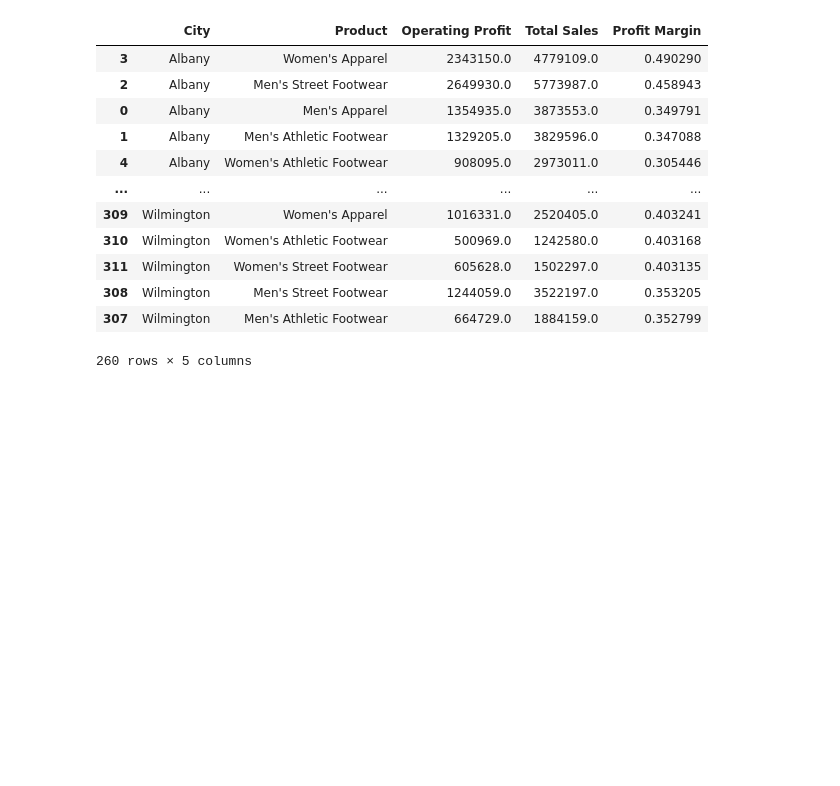
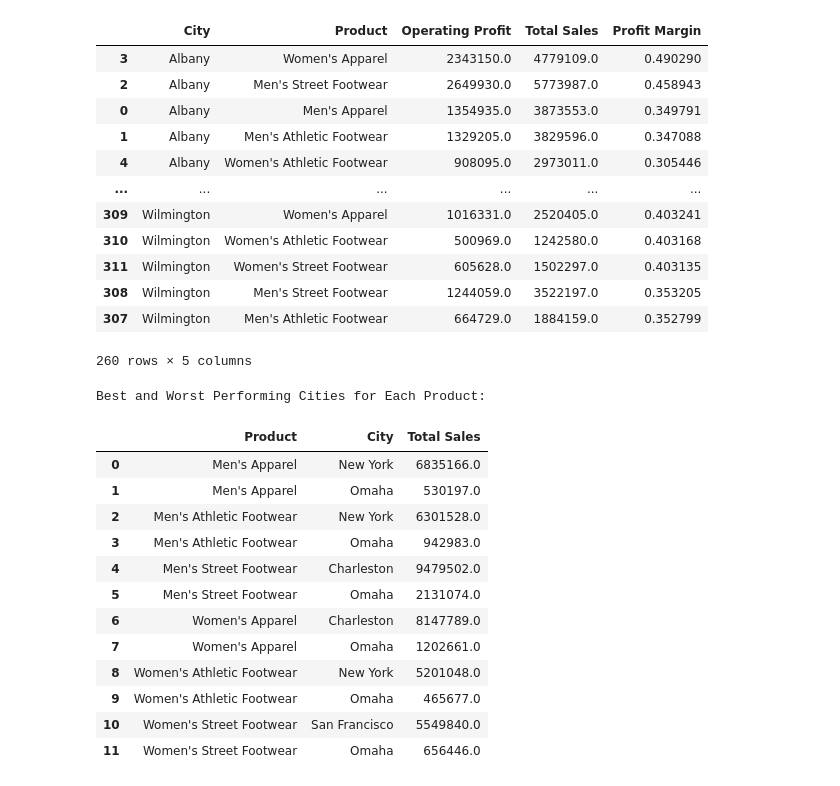
Before and after one commit to amanraghuvanshi/Adidas-Western-Zone-Sales, a Jupyter notebook: AdidasSalesAnalysis.ipynb, the cells around one changed output. Cells and saved outputs as stored; diff of their text form; code cells hidden in the pictures; blank space fills up the shorter version.

```diff
--- a/AdidasSalesAnalysis.ipynb
+++ b/AdidasSalesAnalysis.ipynb
@@ -826,3 +828,37 @@ topRes
 | 308 | Wilmington | Men's Street Footwear | 1244059.0 | 3522197.0 | 0.353205 |
 | 307 | Wilmington | Men's Athletic Footwear | 664729.0 | 1884159.0 | 0.352799 |
 260 rows × 5 columns
+# %%
+# Grouping data by product and city and summing total sales
+grpData = df.groupby(['Product', 'City'])['Total Sales'].sum().reset_index()
+
+# For each product, find the city where it performs the best and the worst
+best_worst_performing_cities = []
+
+for product in grpData['Product'].unique():
+    product_data = grpData[grpData['Product'] == product]
+    best_city = product_data[product_data['Total Sales'] == product_data['Total Sales'].max()]
+    worst_city = product_data[product_data['Total Sales'] == product_data['Total Sales'].min()]
+    best_worst_performing_cities.extend([best_city, worst_city])
+
+# Concatenating the results into a single DataFrame
+best_worst_performing_cities_df = pd.concat(best_worst_performing_cities).reset_index(drop=True)
+
+# Display the results
+print("Best and Worst Performing Cities for Each Product:")
+best_worst_performing_cities_df
+# %% [output]
+Best and Worst Performing Cities for Each Product:
+|  | Product | City | Total Sales |
+| 0 | Men's Apparel | New York | 6835166.0 |
+| 1 | Men's Apparel | Omaha | 530197.0 |
+| 2 | Men's Athletic Footwear | New York | 6301528.0 |
+| 3 | Men's Athletic Footwear | Omaha | 942983.0 |
+| 4 | Men's Street Footwear | Charleston | 9479502.0 |
+| 5 | Men's Street Footwear | Omaha | 2131074.0 |
+| 6 | Women's Apparel | Charleston | 8147789.0 |
+| 7 | Women's Apparel | Omaha | 1202661.0 |
+| 8 | Women's Athletic Footwear | New York | 5201048.0 |
+| 9 | Women's Athletic Footwear | Omaha | 465677.0 |
+| 10 | Women's Street Footwear | San Francisco | 5549840.0 |
+| 11 | Women's Street Footwear | Omaha | 656446.0 |
```
Also changed, not shown: parts of 6 cells of this notebook.
